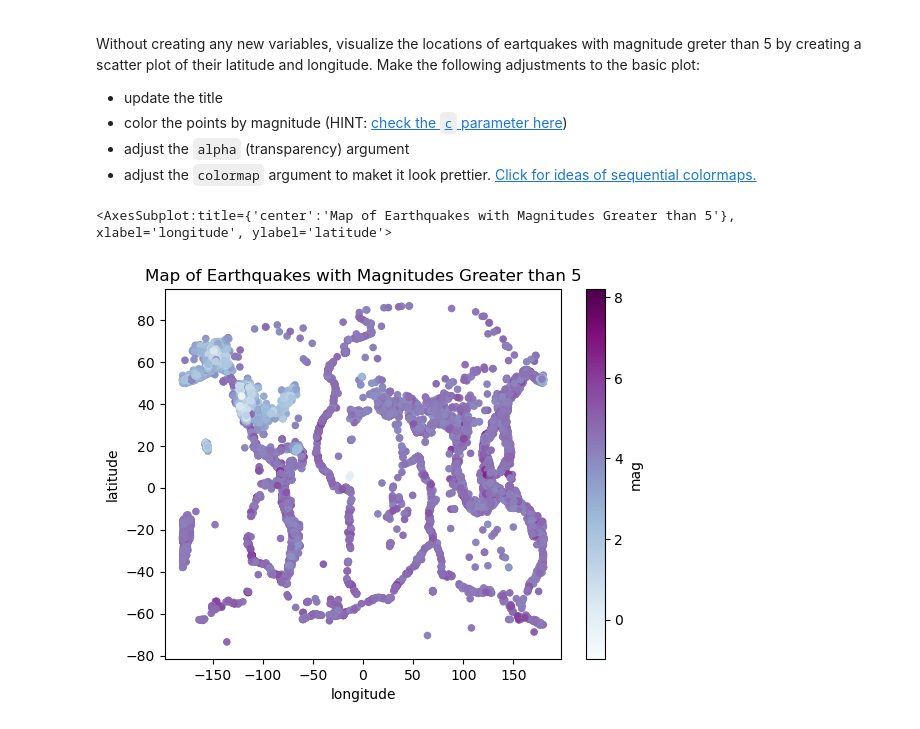
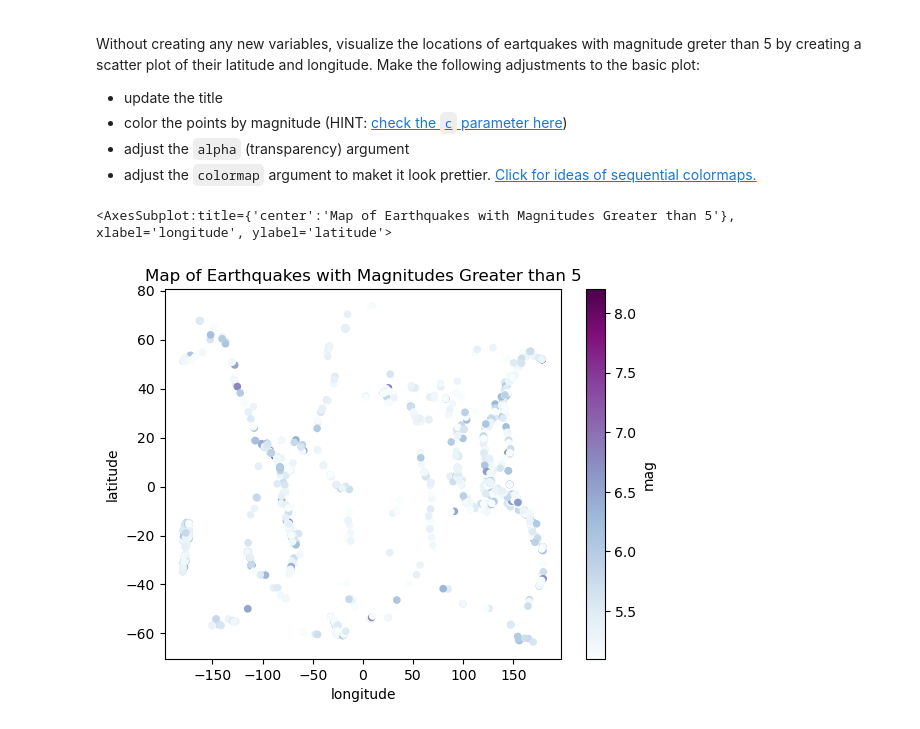
Before and after one commit to mariamkg00/eds220-hwk-1, a Jupyter notebook: hwk1-task4.ipynb, the cells around one changed output. Saved outputs shown, nothing was run; the diff lists cells and outputs as text; code cells hidden in the pictures.

Commit message:
finished graph

```diff
--- a/hwk1-task4.ipynb
+++ b/hwk1-task4.ipynb
@@ -188,13 +204,14 @@ Without creating any new variables, visualize the locations of eartquakes with m
 - adjust the `alpha` (transparency) argument
 - adjust the `colormap` argument to maket it look prettier. [Click for ideas of sequential colormaps.](https://matplotlib.org/stable/users/explain/colors/colormaps.html)
 # %%
-# first find earthquakes with magnitude greater than 5
-eqk.plot(kind = 'scatter',
+# first find earthquakes with magnitude greater than 5 using loc
+
+eqk.loc[eqk.mag >5].plot(kind = 'scatter',
         x = 'longitude',
         y= 'latitude',
         c = 'mag',
         colormap = 'BuPu',
         title = 'Map of Earthquakes with Magnitudes Greater than 5')
 # %% [output]
 <AxesSubplot:title={'center':'Map of Earthquakes with Magnitudes Greater than 5'}, xlabel='longitude', ylabel='latitude'>
-[figure, old version]
+[figure, new version]
```
Also changed, not shown: parts of 3 cells of this notebook.
